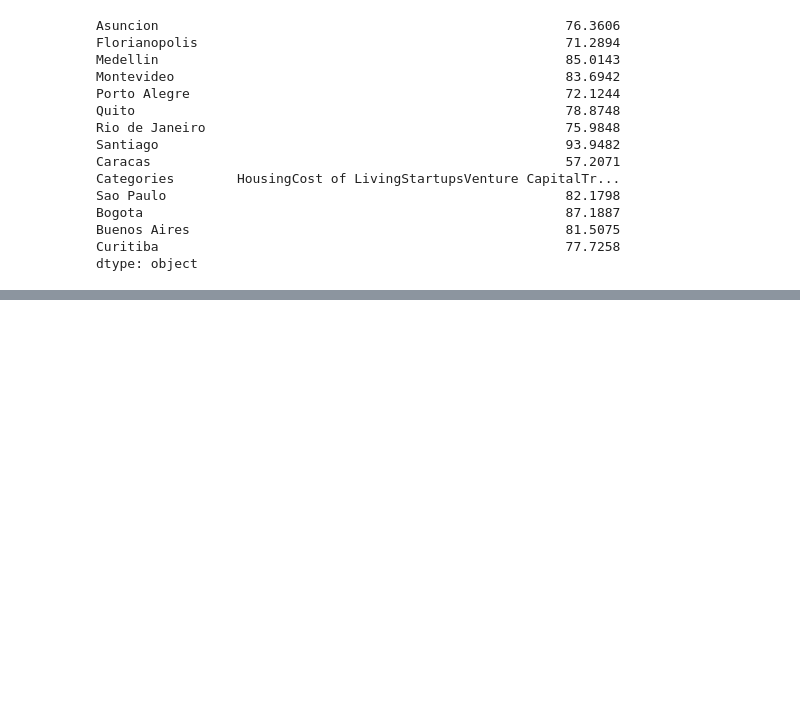
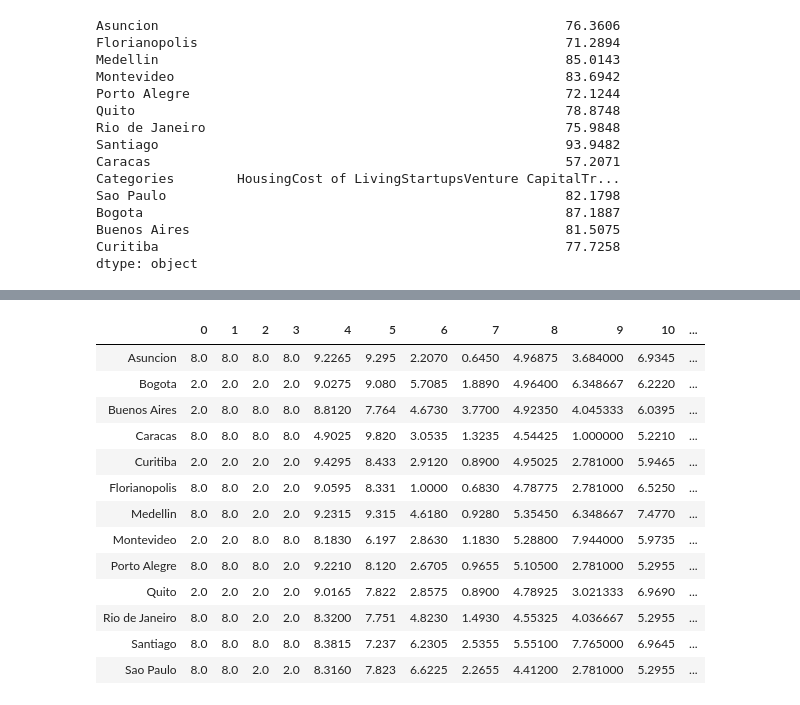
Before and after one commit to LouiseMerle/Project-South-America, a Jupyter notebook: cities-scores.ipynb, the cells around one changed output, grey strips where cells are left out. Saved outputs shown, nothing was run; the diff lists cells and outputs as text; code cells hidden in the pictures; blank space fills up the shorter version.

```diff
--- a/cities-scores.ipynb
+++ b/cities-scores.ipynb
@@ -795,0 +901,18 @@ sum_cities.to_csv('sum_cities.csv')
+# %%
+total_trans2 = total.transpose()
+total_trans2
+# %% [output]
+|  | 0 | 1 | 2 | 3 | 4 | 5 | 6 | 7 | 8 | 9 | 10 | ... |
+| Asuncion | 8.0 | 8.0 | 8.0 | 8.0 | 9.2265 | 9.295 | 2.2070 | 0.6450 | 4.96875 | 3.684000 | 6.9345 | ... |
+| Bogota | 2.0 | 2.0 | 2.0 | 2.0 | 9.0275 | 9.080 | 5.7085 | 1.8890 | 4.96400 | 6.348667 | 6.2220 | ... |
+| Buenos Aires | 2.0 | 8.0 | 8.0 | 8.0 | 8.8120 | 7.764 | 4.6730 | 3.7700 | 4.92350 | 4.045333 | 6.0395 | ... |
+| Caracas | 8.0 | 8.0 | 8.0 | 8.0 | 4.9025 | 9.820 | 3.0535 | 1.3235 | 4.54425 | 1.000000 | 5.2210 | ... |
+| Curitiba | 2.0 | 2.0 | 2.0 | 2.0 | 9.4295 | 8.433 | 2.9120 | 0.8900 | 4.95025 | 2.781000 | 5.9465 | ... |
+| Florianopolis | 8.0 | 8.0 | 2.0 | 2.0 | 9.0595 | 8.331 | 1.0000 | 0.6830 | 4.78775 | 2.781000 | 6.5250 | ... |
+| Medellin | 8.0 | 8.0 | 2.0 | 2.0 | 9.2315 | 9.315 | 4.6180 | 0.9280 | 5.35450 | 6.348667 | 7.4770 | ... |
+| Montevideo | 2.0 | 2.0 | 8.0 | 8.0 | 8.1830 | 6.197 | 2.8630 | 1.1830 | 5.28800 | 7.944000 | 5.9735 | ... |
+| Porto Alegre | 8.0 | 8.0 | 8.0 | 2.0 | 9.2210 | 8.120 | 2.6705 | 0.9655 | 5.10500 | 2.781000 | 5.2955 | ... |
+| Quito | 2.0 | 2.0 | 2.0 | 2.0 | 9.0165 | 7.822 | 2.8575 | 0.8900 | 4.78925 | 3.021333 | 6.9690 | ... |
+| Rio de Janeiro | 8.0 | 8.0 | 2.0 | 2.0 | 8.3200 | 7.751 | 4.8230 | 1.4930 | 4.55325 | 4.036667 | 5.2955 | ... |
+| Santiago | 8.0 | 8.0 | 8.0 | 8.0 | 8.3815 | 7.237 | 6.2305 | 2.5355 | 5.55100 | 7.765000 | 6.9645 | ... |
+| Sao Paulo | 8.0 | 8.0 | 2.0 | 2.0 | 8.3160 | 7.823 | 6.6225 | 2.2655 | 4.41200 | 2.781000 | 5.2955 | ... |
```
Also changed, not shown: parts of 18 cells of this notebook, 9 other files.
